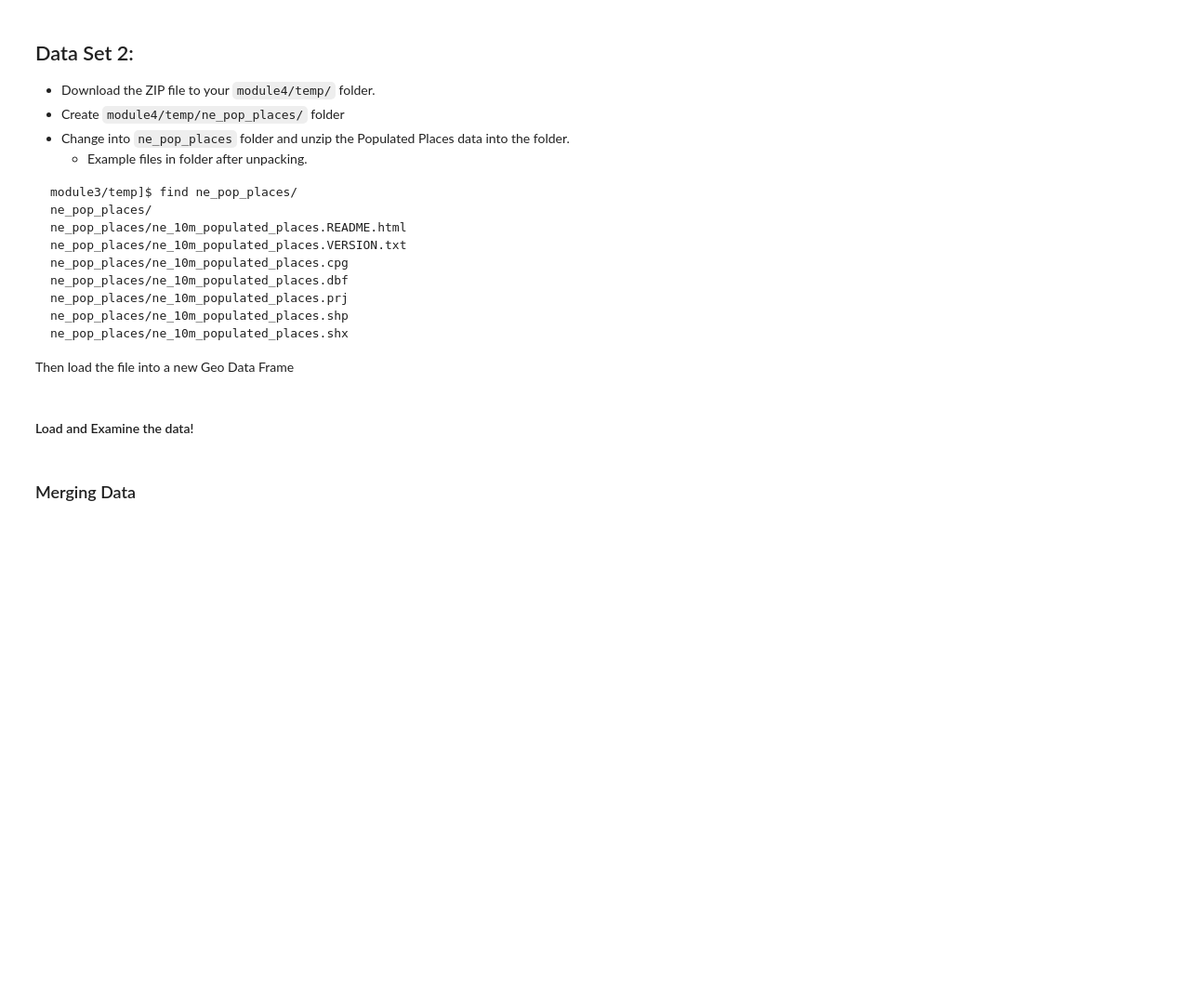
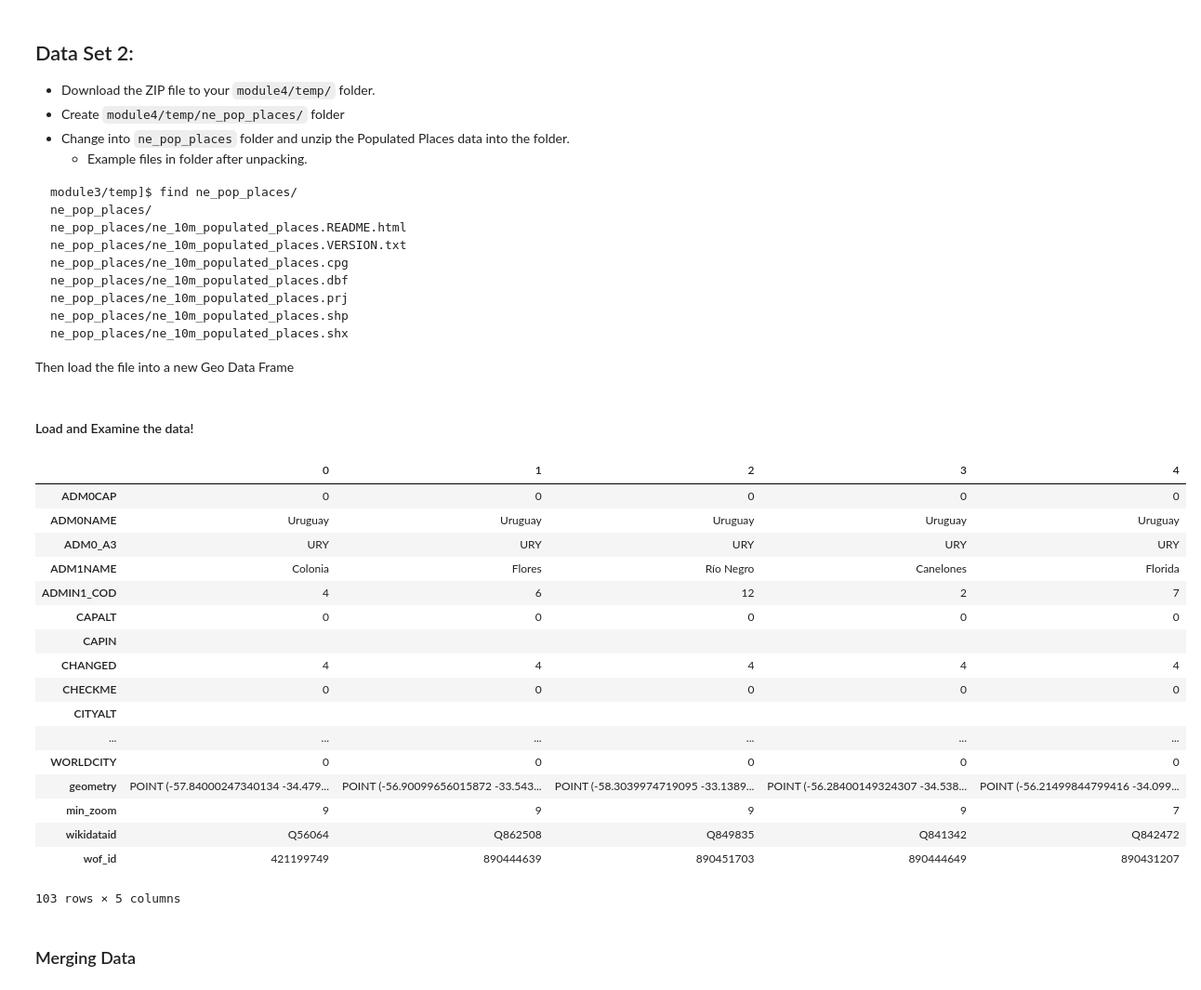
Before and after one commit to asouleymane/geospatial, a Jupyter notebook: module4/practices/manipulation.ipynb, the cells around one changed output. Shown: that part at 93% size. Cells and saved outputs as stored; diff of their text form; code cells hidden in the pictures; blank space fills up the shorter version.

```diff
--- a/module4/practices/manipulation.ipynb
+++ b/module4/practices/manipulation.ipynb
@@ -122,15 +209,35 @@ Then load the file into a new Geo Data Frame
 # %% [markdown]
 #### Load and Examine the data!
 # %%
-## M3:P1:Cell07
+
 #  Load into a GeoPanda Dataframe
 # -------------------------------
-
-pop_pl =
+import geopandas as gpd
+pop_pl = gpd.read_file('../temp/ne_pop_places')
 # %%
 ## M3:P1:Cell08
 # Examine the data frame
 # ----------------------
+pop_pl.head().transpose()
+# %% [output]
+|  | 0 | 1 | 2 | 3 | 4 |
+| ADM0CAP | 0 | 0 | 0 | 0 | 0 |
+| ADM0NAME | Uruguay | Uruguay | Uruguay | Uruguay | Uruguay |
+| ADM0_A3 | URY | URY | URY | URY | URY |
+| ADM1NAME | Colonia | Flores | Río Negro | Canelones | Florida |
+| ADMIN1_COD | 4 | 6 | 12 | 2 | 7 |
+| CAPALT | 0 | 0 | 0 | 0 | 0 |
+| CAPIN |  |  |  |  |  |
+| CHANGED | 4 | 4 | 4 | 4 | 4 |
+| CHECKME | 0 | 0 | 0 | 0 | 0 |
+| CITYALT |  |  |  |  |  |
+| ... | ... | ... | ... | ... | ... |
+| WORLDCITY | 0 | 0 | 0 | 0 | 0 |
+| geometry | POINT (-57.84000247340134 -34.479... | POINT (-56.90099656015872 -33.543... | POINT (-58.3039974719095 -33.1389... | POINT (-56.28400149324307 -34.538... | POINT (-56.21499844799416 -34.099... |
+| min_zoom | 9 | 9 | 9 | 9 | 7 |
+| wikidataid | Q56064 | Q862508 | Q849835 | Q841342 | Q842472 |
+| wof_id | 421199749 | 890444639 | 890451703 | 890444649 | 890431207 |
+103 rows × 5 columns
 # %% [markdown]
 ### Merging Data
 # %% [markdown]
```
Also changed, not shown: parts of 19 cells of this notebook, 7 other files.
